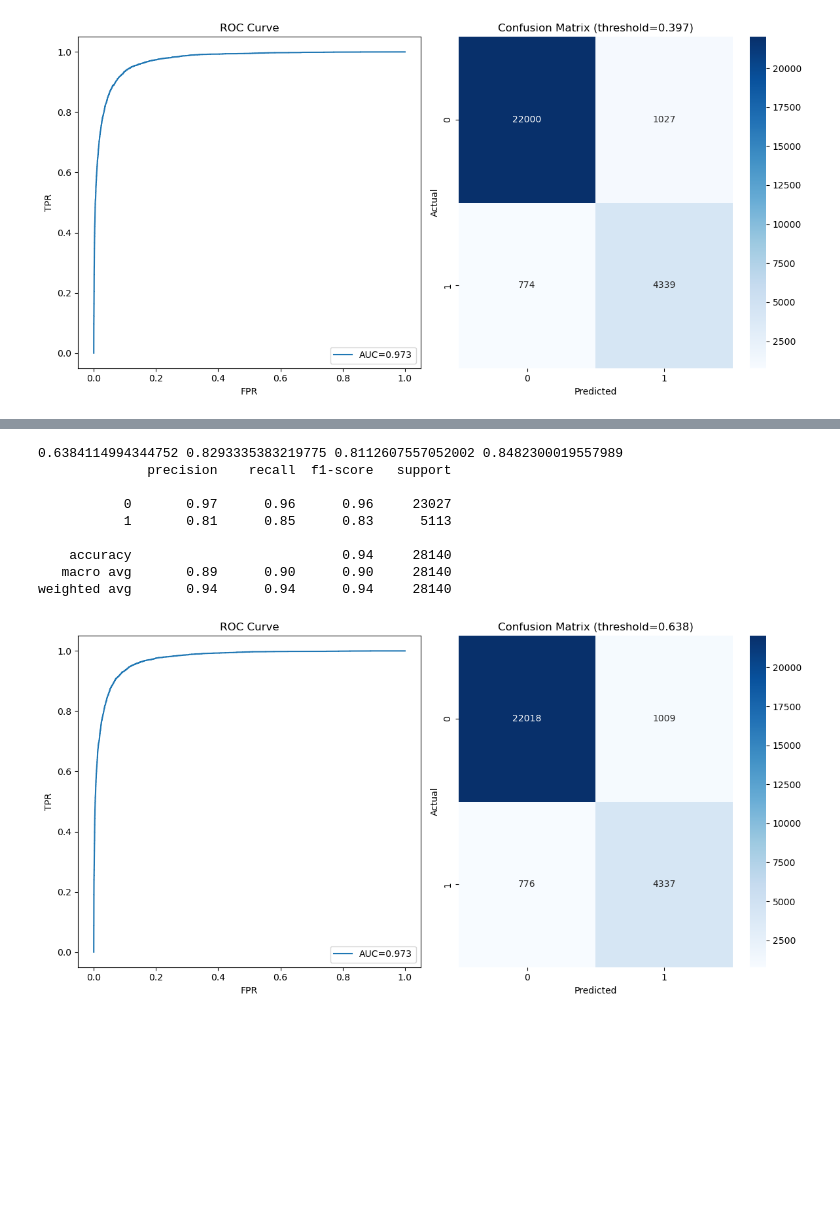
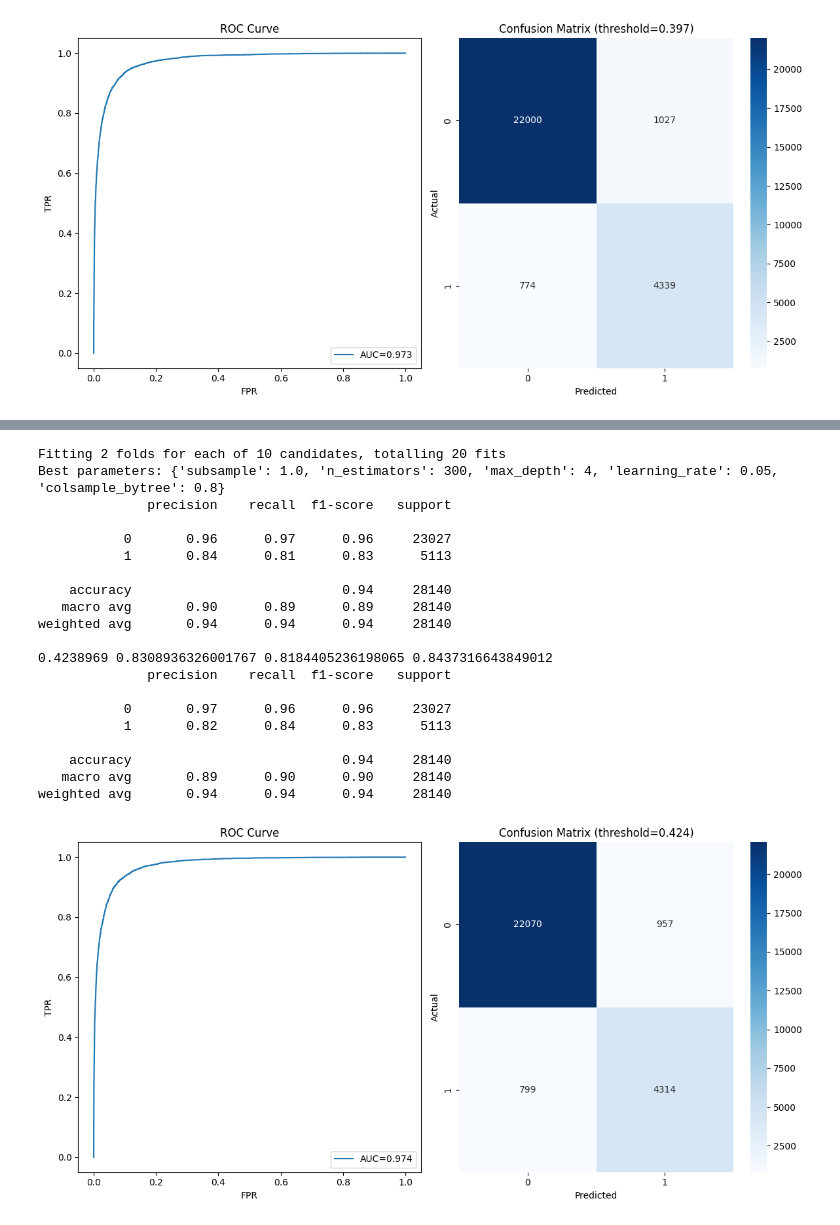
Before and after one commit to nikankad/COS322-depression, a Jupyter notebook: src/main.ipynb, the cells around one changed output, grey strips where cells are left out. Drawn from its saved outputs; the diff is of its cells as text; code cells hidden in the pictures; blank space fills up the shorter version.

```diff
--- a/src/main.ipynb
+++ b/src/main.ipynb
@@ -306,26 +320,47 @@ weighted avg       0.94      0.94      0.94     28140
 # print("Best Recall:", rec)
 # print("Best F1:", f1)
 # %%
-from OurModels import CatBoost
-model = CatBoost()
-# model.tune(df)
+# from OurModels import CatBoost
+# model = CatBoost()
+# # model.tune(df)
 
-model.train(df)
+# model.train(df)
 
-best_th, f1, prec, rec = model.best_threshold()
-print(best_th, f1, prec, rec)
-model.report()
+# best_th, f1, prec, rec = model.best_threshold()
+# print(best_th, f1, prec, rec)
+# model.report()
-# %% [output]
-0.6384114994344752 0.8293335383219775 0.8112607557052002 0.8482300019557989
-              precision    recall  f1-score   support
-
-           0       0.97      0.96      0.96     23027
-           1       0.81      0.85      0.83      5113
-
-    accuracy                           0.94     28140
-   macro avg       0.89      0.90      0.90     28140
-weighted avg       0.94      0.94      0.94     28140
-[figure, removed]
+# %%
+from OurModels import XGBoostModel
+model = XGBoostModel()
+# model.tune(df)
+
+model.train(df)
+model.optimize(df)
+best_th, f1, prec, rec = model.best_threshold()
+print(best_th, f1, prec, rec)
+model.report()
+# %% [output]
+Fitting 2 folds for each of 10 candidates, totalling 20 fits
+Best parameters: {'subsample': 1.0, 'n_estimators': 300, 'max_depth': 4, 'learning_rate': 0.05, 'colsample_bytree': 0.8}
+              precision    recall  f1-score   support
+
+           0       0.96      0.97      0.96     23027
+           1       0.84      0.81      0.83      5113
+
+    accuracy                           0.94     28140
+   macro avg       0.90      0.89      0.89     28140
+weighted avg       0.94      0.94      0.94     28140
+
+0.4238969 0.8308936326001767 0.8184405236198065 0.8437316643849012
+              precision    recall  f1-score   support
+
+           0       0.97      0.96      0.96     23027
+           1       0.82      0.84      0.83      5113
+
+    accuracy                           0.94     28140
+   macro avg       0.89      0.90      0.90     28140
+weighted avg       0.94      0.94      0.94     28140
+[figure, added]
 # %%
 
 import pandas as pd
```
Also changed, not shown: parts of 5 cells of this notebook, 10 other files.
